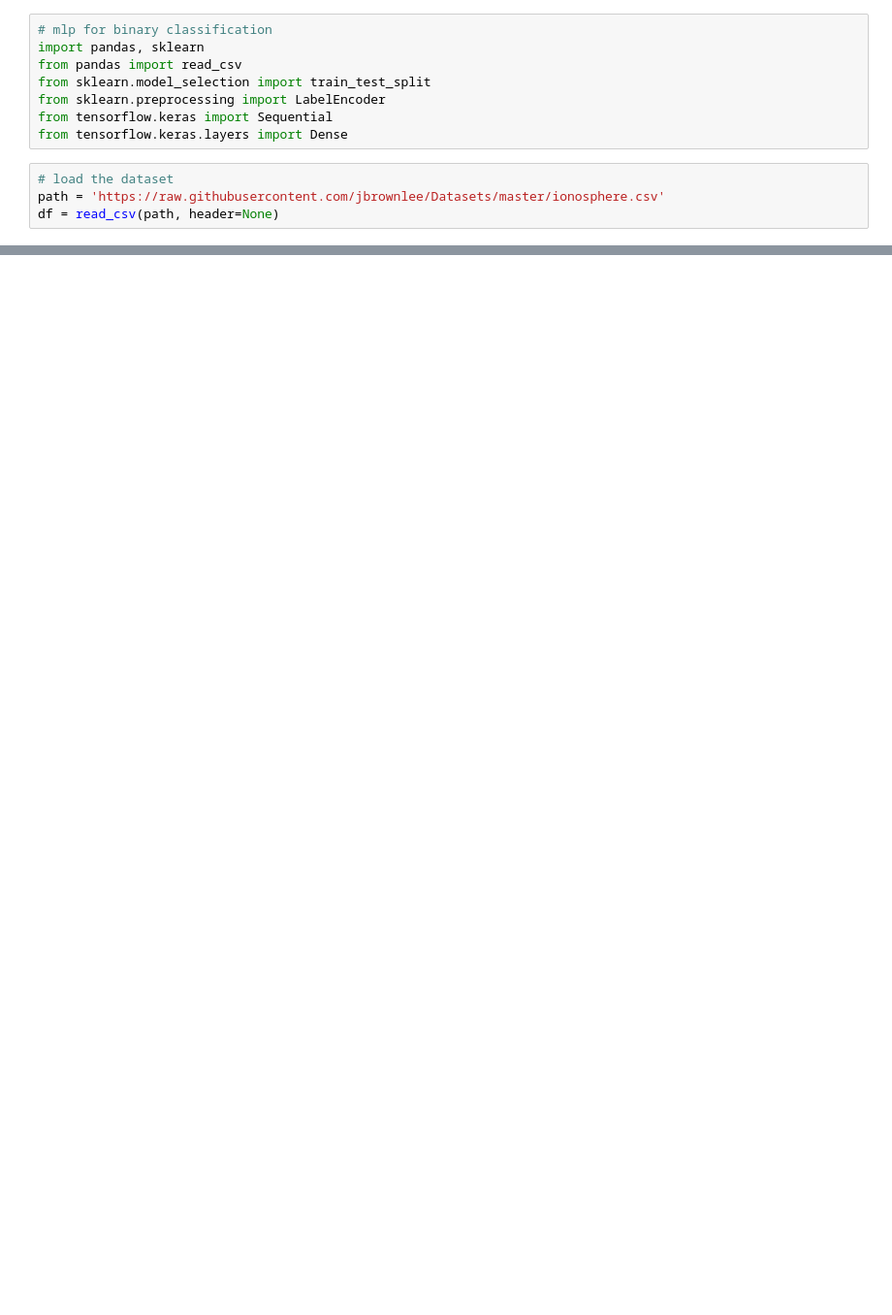
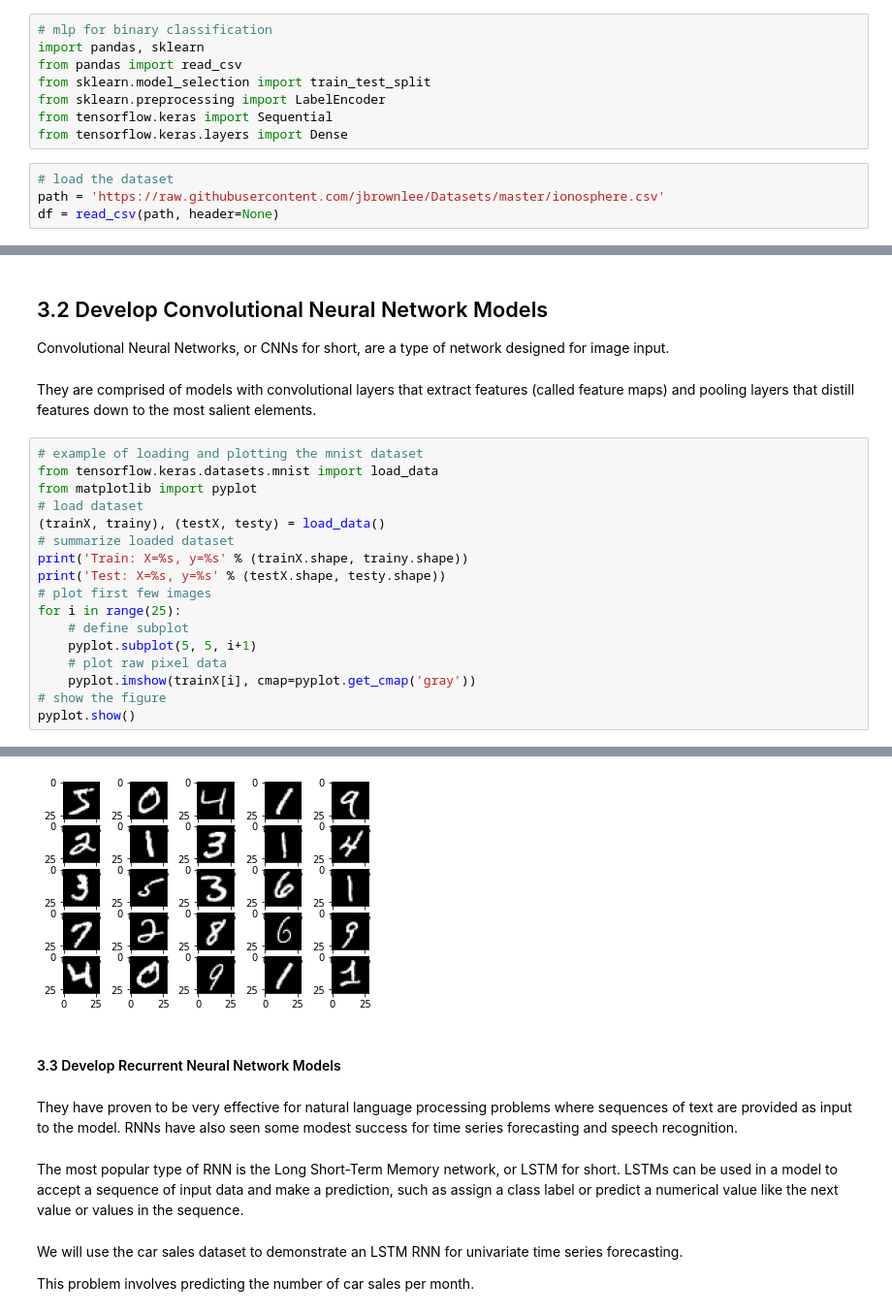
Before and after one commit to selina-9911/Math-Solver-Android-App, a Jupyter notebook: Research/qinghao2/TensorFlow 2 .ipynb, the cells around one changed output, grey strips where cells are left out. Shown at 97% size. Drawn from its saved outputs; the diff is of its cells as text; blank space fills up the shorter version.

```diff
--- a/Research/qinghao2/TensorFlow 2 .ipynb
+++ b/Research/qinghao2/TensorFlow 2 .ipynb
@@ -174,0 +258,23 @@ print('Predicted: %.3f' % yhat)
+# %% [markdown]
+## 3.2 Develop Convolutional Neural Network Models
+Convolutional Neural Networks, or CNNs for short, are a type of network designed for image input.
+# %% [markdown]
+They are comprised of models with convolutional layers that extract features (called feature maps) and pooling layers that distill features down to the most salient elements.
+# %%
+# example of loading and plotting the mnist dataset
+from tensorflow.keras.datasets.mnist import load_data
+from matplotlib import pyplot
+# load dataset
+(trainX, trainy), (testX, testy) = load_data()
+# summarize loaded dataset
+print('Train: X=%s, y=%s' % (trainX.shape, trainy.shape))
+print('Test: X=%s, y=%s' % (testX.shape, testy.shape))
+# plot first few images
+for i in range(25):
+	# define subplot
+	pyplot.subplot(5, 5, i+1)
+	# plot raw pixel data
+	pyplot.imshow(trainX[i], cmap=pyplot.get_cmap('gray'))
+# show the figure
+pyplot.show()
+# %% [output]
@@ -174,0 +285,11 @@ print('Predicted: %.3f' % yhat)
+[figure, added]
+# %% [markdown]
+#### 3.3 Develop Recurrent Neural Network Models
+# %% [markdown]
+They have proven to be very effective for natural language processing problems where sequences of text are provided as input to the model. RNNs have also seen some modest success for time series forecasting and speech recognition.
+# %% [markdown]
+The most popular type of RNN is the Long Short-Term Memory network, or LSTM for short. LSTMs can be used in a model to accept a sequence of input data and make a prediction, such as assign a class label or predict a numerical value like the next value or values in the sequence.
+# %% [markdown]
+We will use the car sales dataset to demonstrate an LSTM RNN for univariate time series forecasting.
+
+This problem involves predicting the number of car sales per month.
```
Also changed, not shown: parts of 10 cells of this notebook.
